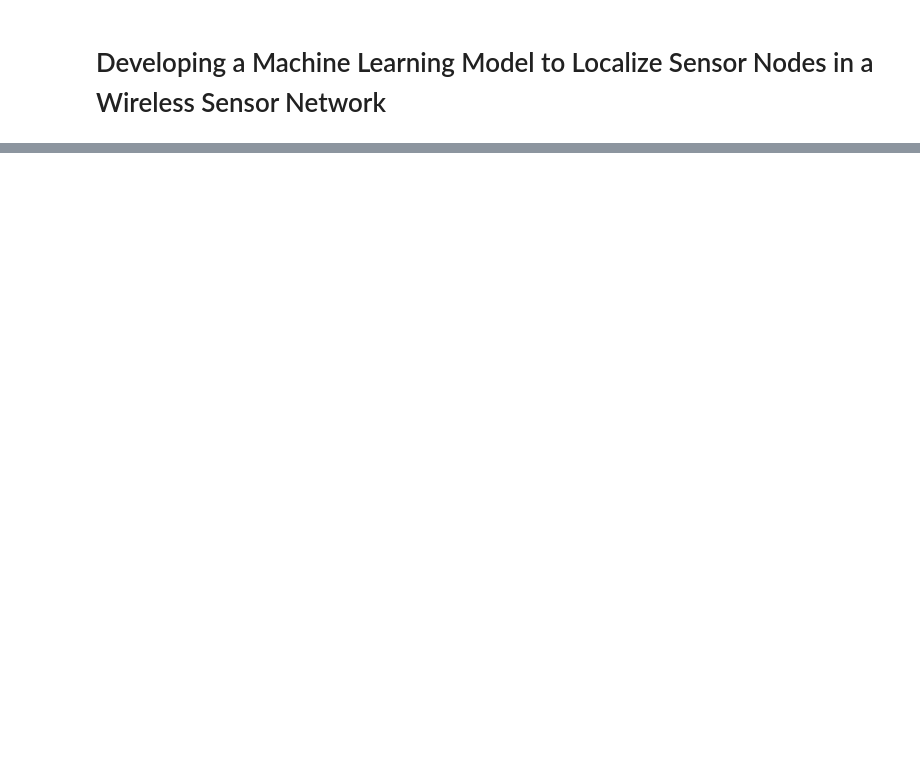
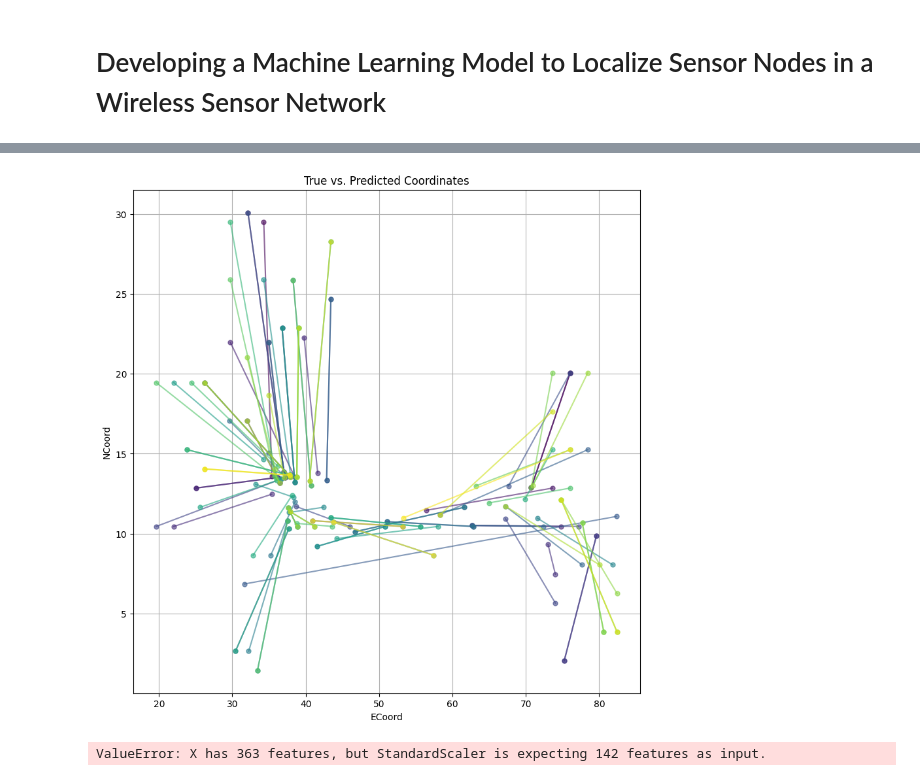
Before and after one commit to dalGob/Localization-of-nodes-SOD-Indoor, a Jupyter notebook: localization_notebook.ipynb, the cells around one changed output, grey strips where cells are left out. Cells and saved outputs as stored; diff of their text form; code cells hidden in the pictures; blank space fills up the shorter version.

Commit message:
A whole SVM model. kachow.

```diff
--- a/localization_notebook.ipynb
+++ b/localization_notebook.ipynb
@@ -31,0 +5,6 @@ test  = pd.read_csv('./CETC331/Testing_CETC331.csv')
+# %%
+# We are training our models on Training_SYL_All_30.csv
+# and testing it on Testing_SYL_All.csv
+
+train_df = pd.read_csv('./SYL/Training_SYL_All_30.csv')
+test_df  = pd.read_csv('./SYL/Testing_SYL_All.csv')
@@ -31,0 +88,11 @@ test  = pd.read_csv('./CETC331/Testing_CETC331.csv')
+# %%
+# For 'NCoord'
+gs_n = grid_search(X_train, y_train_n)
+y_pred_n = gs_n.best_estimator_.predict(X_test)
+
+mse_n = mean_squared_error(y_test_n, y_pred_n)
+rmse_n = sqrt(mse_n)
+R2_score_n = r2_score(y_test_n, y_pred_n)
+
+print(f'NCoord - RMSE = {rmse_n}, R^2 = {R2_score_n}')
+print(f'NCoord - Best Parameters: {gs_n.best_params_}')
@@ -31,0 +113,62 @@ test  = pd.read_csv('./CETC331/Testing_CETC331.csv')
+# %%
+import matplotlib.pyplot as plt
+import numpy as np
+import pandas as pd
+from sklearn.metrics import mean_squared_error
+
+np.random.seed(42)
+random_indices = np.random.choice(X_test.shape[0], size=100, replace=False)
+X_test_random = X_test[random_indices]
+
+y_pred_random_e = gs_e.best_estimator_.predict(X_test_random)
+y_pred_random_n = gs_n.best_estimator_.predict(X_test_random)
+
+# Extracting the true values for the randomly selected indices
+y_test_random_e = y_test_e.iloc[random_indices]
+y_test_random_n = y_test_n.iloc[random_indices]
+
+plt.figure(figsize=(10, 10))
+cmap = plt.get_cmap('viridis', 100)
+
+for i, (true_e, true_n, pred_e, pred_n) in enumerate(zip(y_test_random_e, y_test_random_n, y_pred_random_e, y_pred_random_n)):
+    color = cmap(i)
+    plt.plot([true_e, pred_e], [true_n, pred_n], 'o-', markersize=5, alpha=0.6, color=color)
+
+plt.title('True vs. Predicted Coordinates')
+plt.xlabel('ECoord')
+plt.ylabel('NCoord')
+plt.grid(True)
+plt.show()
+
+rmse_values = []
+
+for scene_id in test_df['SceneID'].unique():
+    df_scene = test_df[test_df['SceneID'] == scene_id]
+
+    X_scene_scaled = scaler.transform(df_scene.drop(['ECoord', 'NCoord', 'FloorID', 'BuildingID', 'SceneID', 'UserID', 'PhoneID', 'SampleTimes'], axis=1))
+
+    y_pred_scene_e = gs_e.best_estimator_.predict(X_scene_scaled)
+    y_pred_scene_n = gs_n.best_estimator_.predict(X_scene_scaled)
+
+    y_true_scene_e = df_scene['ECoord']
+    y_true_scene_n = df_scene['NCoord']
+
+    rmse_ecoord = np.sqrt(mean_squared_error(y_true_scene_e, y_pred_scene_e))
+    rmse_ncoord = np.sqrt(mean_squared_error(y_true_scene_n, y_pred_scene_n))
+    rmse_avg = (rmse_ecoord + rmse_ncoord) / 2
+
+    rmse_values.append((scene_id, rmse_avg))
+
+rmse_df = pd.DataFrame(rmse_values, columns=['SceneID', 'RMSE']).sort_values('RMSE')
+
+plt.figure(figsize=(10, 6))
+plt.bar(rmse_df['SceneID'].astype(str), rmse_df['RMSE'], color='skyblue')
+plt.xlabel('SceneID')
+plt.ylabel('Average RMSE')
+plt.title('RMSE per SceneID')
+plt.xticks(rotation=45)
+plt.tight_layout()
+plt.show()
+# %% [output]
+[figure, added]
+ValueError: X has 363 features, but StandardScaler is expecting 142 features as input.
```
Also changed, not shown: parts of 7 cells of this notebook.
